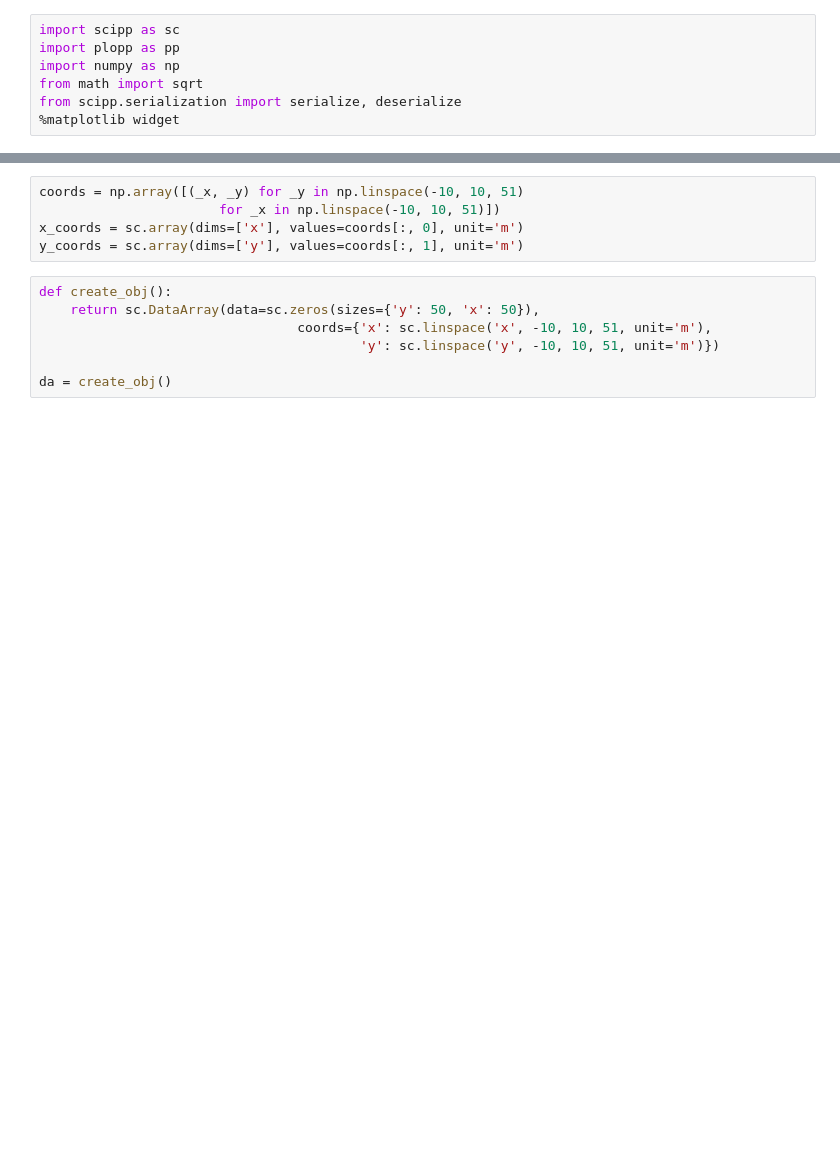
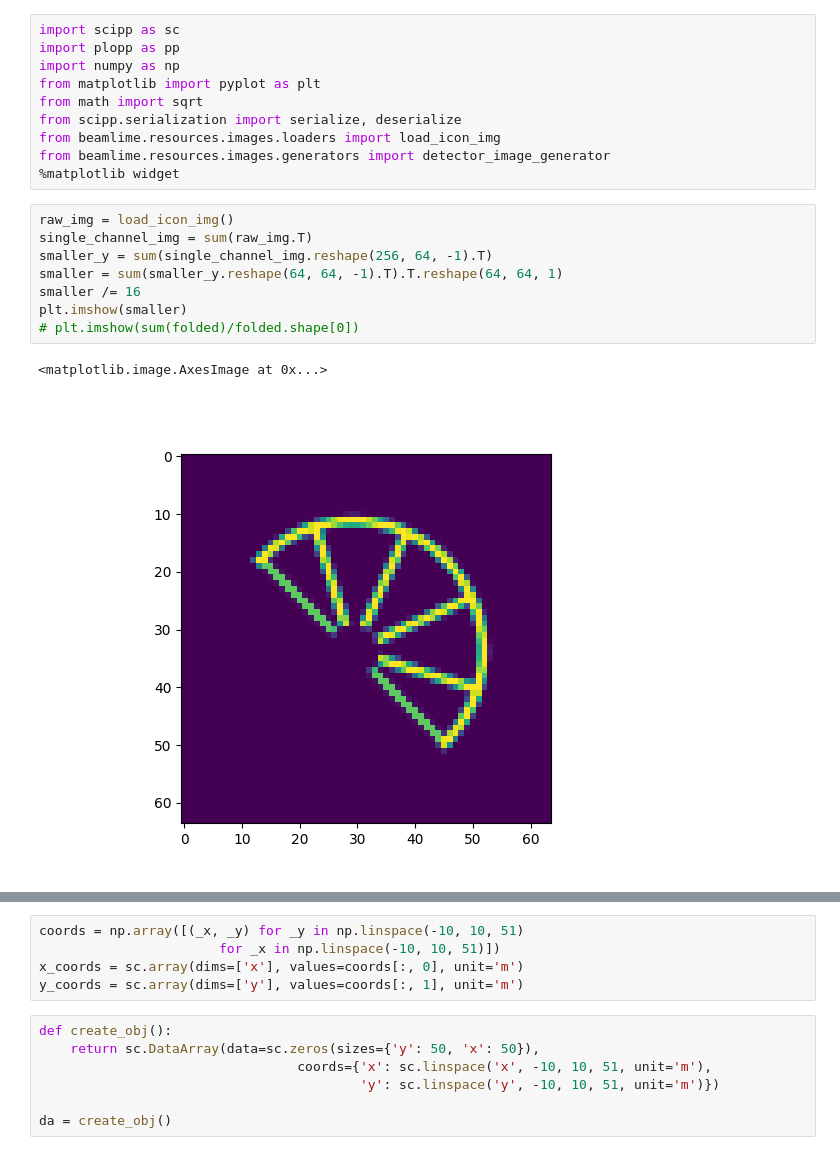
Before and after one commit to scipp/beamlime, a Jupyter notebook: src/beamlime/offline/dummy_da_feeder.ipynb, the cells around one changed output, grey strips where cells are left out. Drawn from its saved outputs; the diff is of its cells as text; blank space fills up the shorter version.

```diff
--- a/src/beamlime/offline/dummy_da_feeder.ipynb
+++ b/src/beamlime/offline/dummy_da_feeder.ipynb
@@ -2,6 +2,20 @@
 import scipp as sc
 import plopp as pp
 import numpy as np
+from matplotlib import pyplot as plt
 from math import sqrt
 from scipp.serialization import serialize, deserialize
+from beamlime.resources.images.loaders import load_icon_img
+from beamlime.resources.images.generators import detector_image_generator
 %matplotlib widget
+# %%
+raw_img = load_icon_img()
+single_channel_img = sum(raw_img.T)
+smaller_y = sum(single_channel_img.reshape(256, 64, -1).T)
+smaller = sum(smaller_y.reshape(64, 64, -1).T).T.reshape(64, 64, 1)
+smaller /= 16
+plt.imshow(smaller)
+# plt.imshow(sum(folded)/folded.shape[0])
+# %% [output]
+<matplotlib.image.AxesImage at 0x...>
+[figure, added]
```
Also changed, not shown: parts of 24 cells of this notebook, 3 other files.
